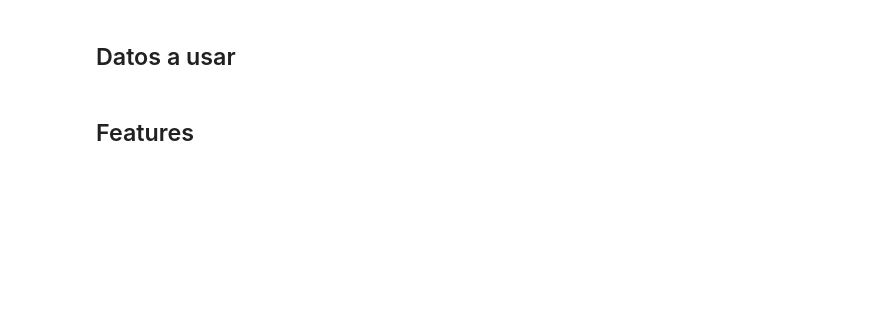
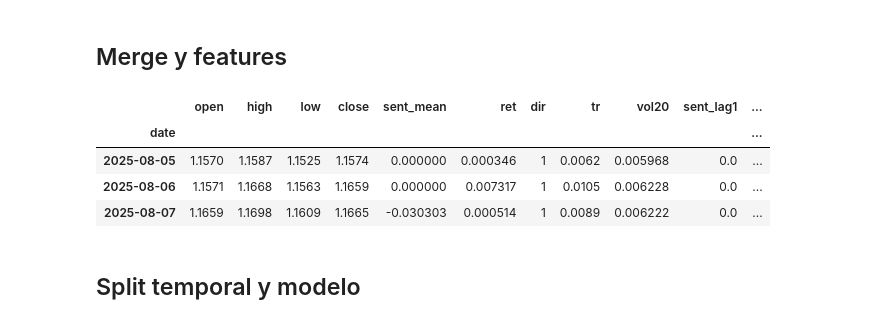
Before and after one commit to AnnaPChop/forex-sentiment-analysis, a Jupyter notebook: notebooks/03_correlacion_precio.ipynb, the cells around one changed output. Saved outputs shown, nothing was run; the diff lists cells and outputs as text; code cells hidden in the pictures; blank space fills up the shorter version.

```diff
--- a/notebooks/03_correlacion_precio.ipynb
+++ b/notebooks/03_correlacion_precio.ipynb
@@ -10,2 +20,0 @@ from sklearn.metrics import accuracy_score, roc_auc_score, classification_report
-# %% [markdown]
-## Datos a usar
@@ -26,16 +21,24 @@ df = eurusd.join(sent_daily, how="inner")
-# %% [markdown]
-## Features
+# %% [markdown]
+## Merge y features
 # %%
-df["ret"] = np.log(df["4. close"] / df["4. close"].shift(1))
+df = eur.join(sent, how="inner").copy()
+df["ret"] = np.log(df["close"] / df["close"].shift(1))
 df["dir"] = (df["ret"] > 0).astype(int)
-df["tr"] = df["2. high"] - df["3. low"]
+df["tr"] = df["high"] - df["low"]
 df["vol20"] = df["ret"].rolling(20).std()
 
-for lag in [1,2,3,5]:
-    df[f"sent_lag{lag}"] = df["sent_mean"].shift(lag)
+for l in [1,2,3,5]:
+    df[f"sent_lag{l}"] = df["sent_mean"].shift(l)
 
-df.dropna(inplace=True)
-
-# target = dirección del día siguiente
+df = df.dropna().copy()
 df["target"] = df["dir"].shift(-1)
-df.dropna(inplace=True)
+df = df.dropna().copy()
+df.tail(3)
+# %% [output]
+|  | open | high | low | close | sent_mean | ret | dir | tr | vol20 | sent_lag1 | ... |
+| date |  |  |  |  |  |  |  |  |  |  | ... |
+| 2025-08-05 | 1.1570 | 1.1587 | 1.1525 | 1.1574 | 0.000000 | 0.000346 | 1 | 0.0062 | 0.005968 | 0.0 | ... |
+| 2025-08-06 | 1.1571 | 1.1668 | 1.1563 | 1.1659 | 0.000000 | 0.007317 | 1 | 0.0105 | 0.006228 | 0.0 | ... |
+| 2025-08-07 | 1.1659 | 1.1698 | 1.1609 | 1.1665 | -0.030303 | 0.000514 | 1 | 0.0089 | 0.006222 | 0.0 | ... |
+# %% [markdown]
+## Split temporal y modelo
```
Also changed, not shown: parts of 8 cells of this notebook.
